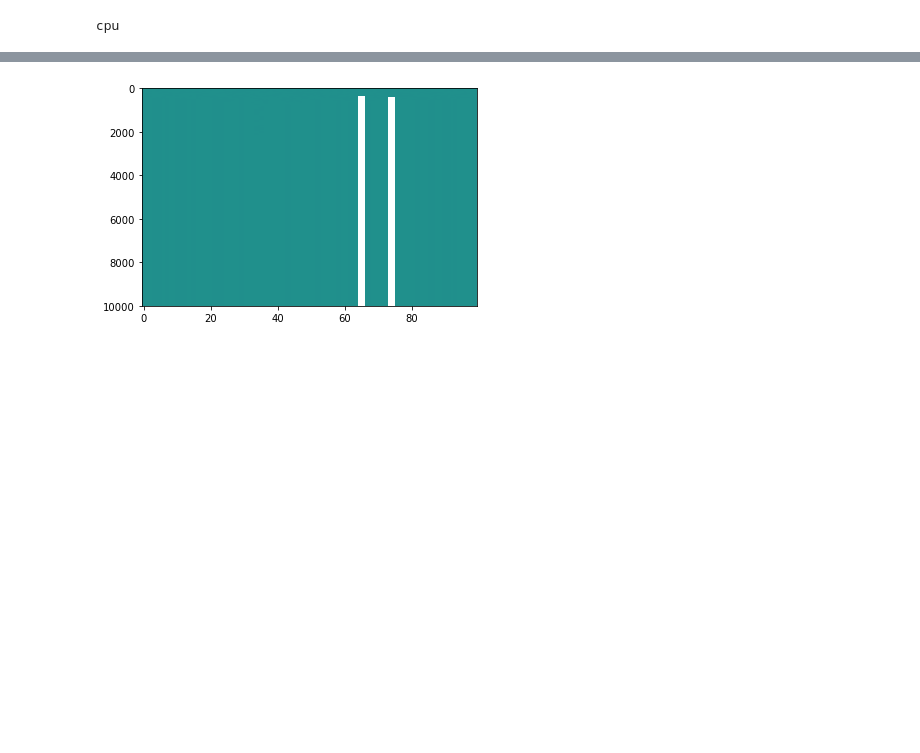
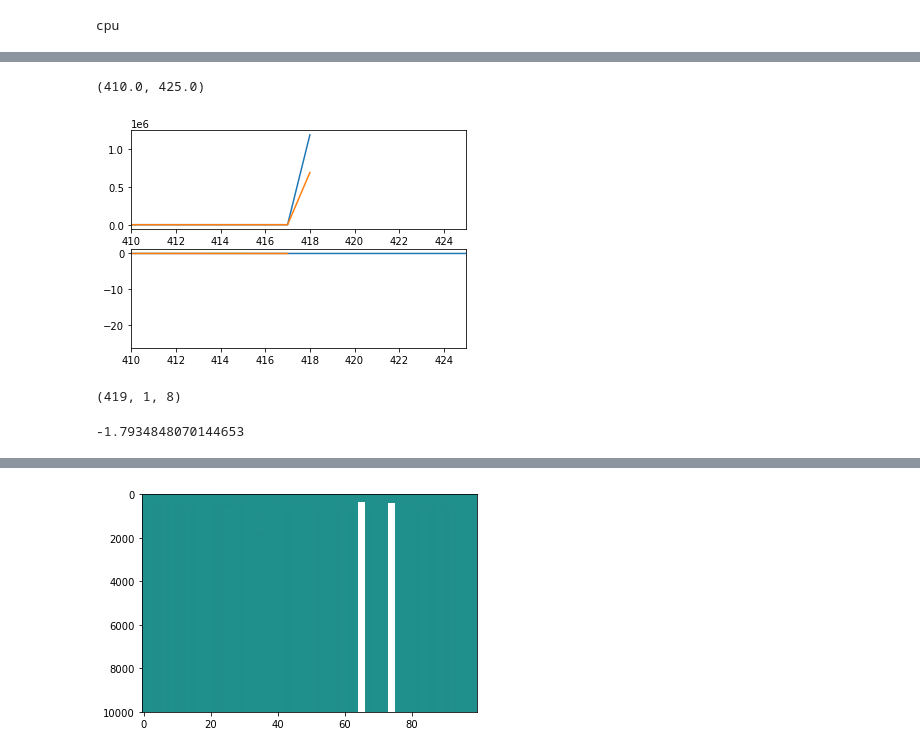
Before and after one commit to liamedeiros/Mahakala, a Jupyter notebook: demos/grmhd.ipynb, the cells around one changed output, grey strips where cells are left out. Drawn from its saved outputs; the diff is of its cells as text; code cells hidden in the pictures; blank space fills up the shorter version.

```diff
--- a/demos/grmhd.ipynb
+++ b/demos/grmhd.ipynb
@@ -104,0 +157,24 @@ ax1.imshow(final_image)
+# %%
+ax1 = plt.subplot(2, 1, 1)
+ax2 = plt.subplot(2, 1, 2)
+
+ax1.plot(xs[:, 65])
+ax2.plot(final_dt[:, 65])
+ax1.plot(select_geodesic[:, 0, 1])
+ax2.plot(select_dt_final[:, 0])
+
+xlim = [410, 425]
+
+ax1.set_xlim(*xlim)
+ax2.set_xlim(*xlim)
+# %% [output]
+(410.0, 425.0)
+[figure, added]
+# %%
+select_geodesic.shape
+# %% [output]
+(419, 1, 8)
+# %%
+np.nanmin(select_geodesic[:, 0, 1])
+# %% [output]
+-1.7934848070144653
```
Also changed, not shown: parts of 26 cells of this notebook, 2 other files.
